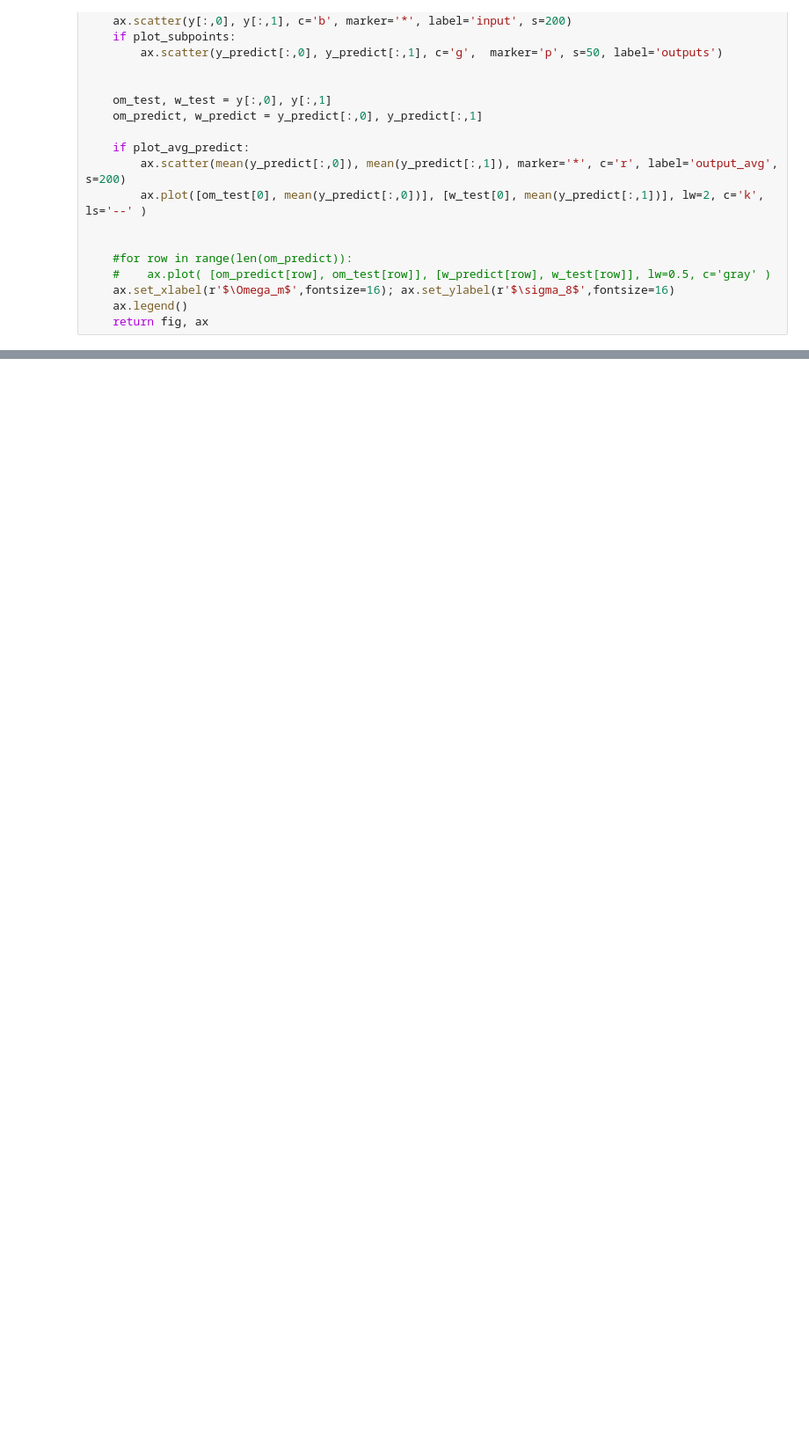
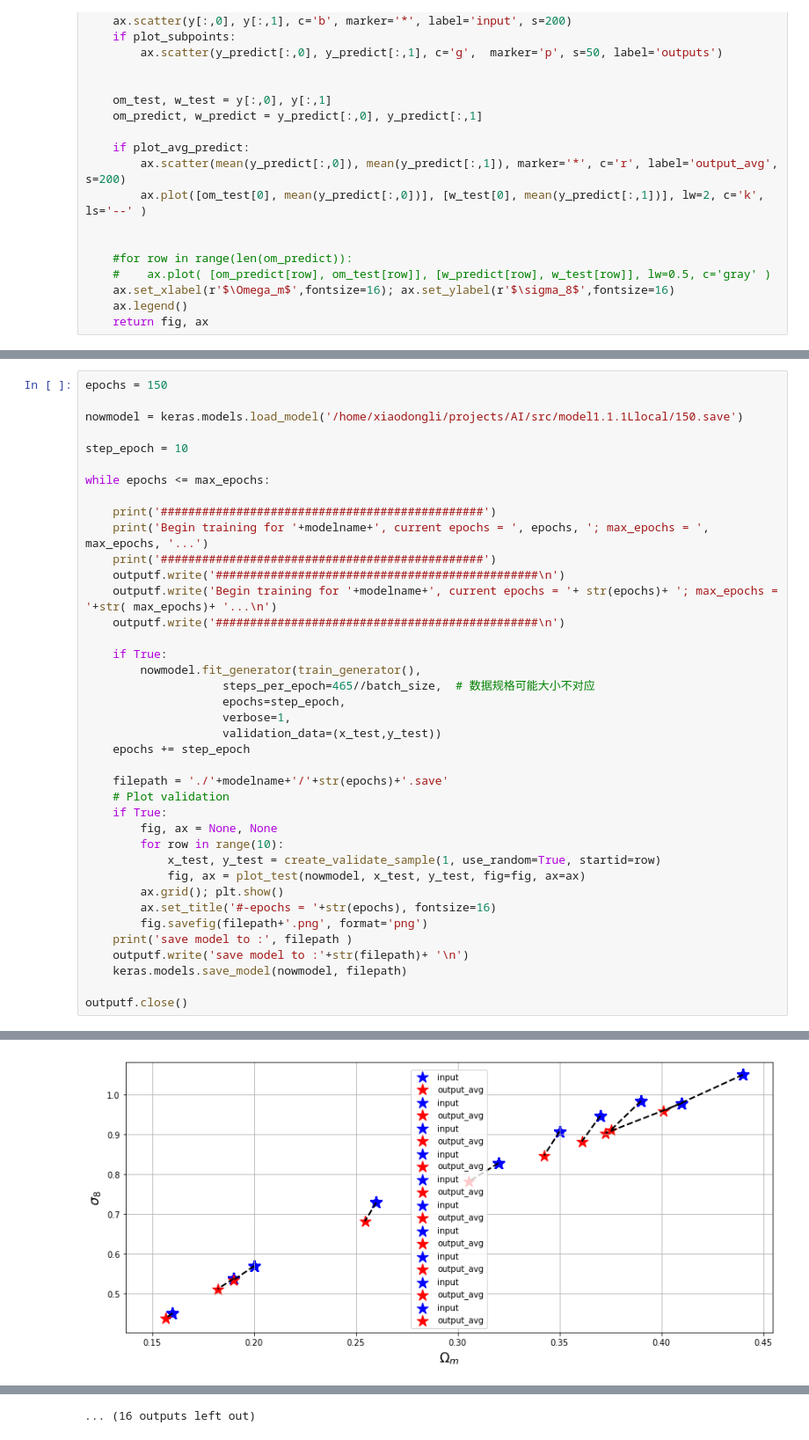
Before and after one commit to cosmologywater/AI, a Jupyter notebook: lsslearn_2_test_epochs.ipynb, the cells around one changed output, grey strips where cells are left out. Shown at 88% size. Drawn from its saved outputs; the diff is of its cells as text; blank space fills up the shorter version.

```diff
--- a/lsslearn_2_test_epochs.ipynb
+++ b/lsslearn_2_test_epochs.ipynb
@@ -287,0 +424,40 @@ Epoch 1/10
+# %%
+epochs = 150
+
+nowmodel = keras.models.load_model('/home/xiaodongli/projects/AI/src/model1.1.1Llocal/150.save')
+
+step_epoch = 10
+
+while epochs <= max_epochs:
+
+    print('###############################################')
+    print('Begin training for '+modelname+', current epochs = ', epochs, '; max_epochs = ', max_epochs, '...')
+    print('###############################################')
+    outputf.write('###############################################\n')
+    outputf.write('Begin training for '+modelname+', current epochs = '+ str(epochs)+ '; max_epochs = '+str( max_epochs)+ '...\n')
+    outputf.write('###############################################\n')
+
+    if True:
+        nowmodel.fit_generator(train_generator(),
+                    steps_per_epoch=465//batch_size,  # 数据规格可能大小不对应
+                    epochs=step_epoch,
+                    verbose=1,
+                    validation_data=(x_test,y_test))
+    epochs += step_epoch
+
+    filepath = './'+modelname+'/'+str(epochs)+'.save'
+    # Plot validation
+    if True:
+        fig, ax = None, None
+        for row in range(10):
+            x_test, y_test = create_validate_sample(1, use_random=True, startid=row)
+            fig, ax = plot_test(nowmodel, x_test, y_test, fig=fig, ax=ax)
+        ax.grid(); plt.show()
+        ax.set_title('#-epochs = '+str(epochs), fontsize=16)
+        fig.savefig(filepath+'.png', format='png')
+    print('save model to :', filepath )
+    outputf.write('save model to :'+str(filepath)+ '\n')
+    keras.models.save_model(nowmodel, filepath)
+
+outputf.close()
+# %% [output]
@@ -287,0 +481 @@ Epoch 1/10
+[figure, added]
@@ -287,0 +572 @@ Epoch 1/10
+... (16 outputs left out)
```
Also changed, not shown: parts of 8 cells of this notebook, 9 other files.
